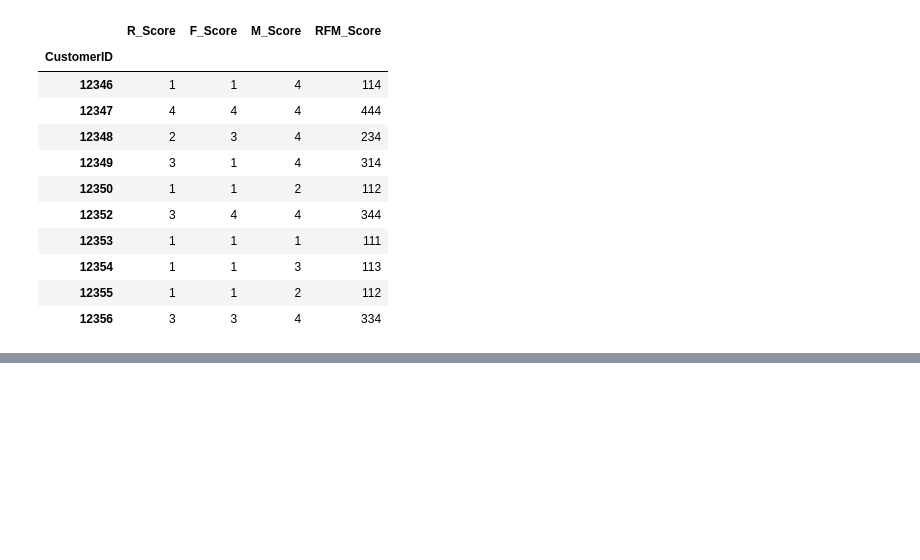
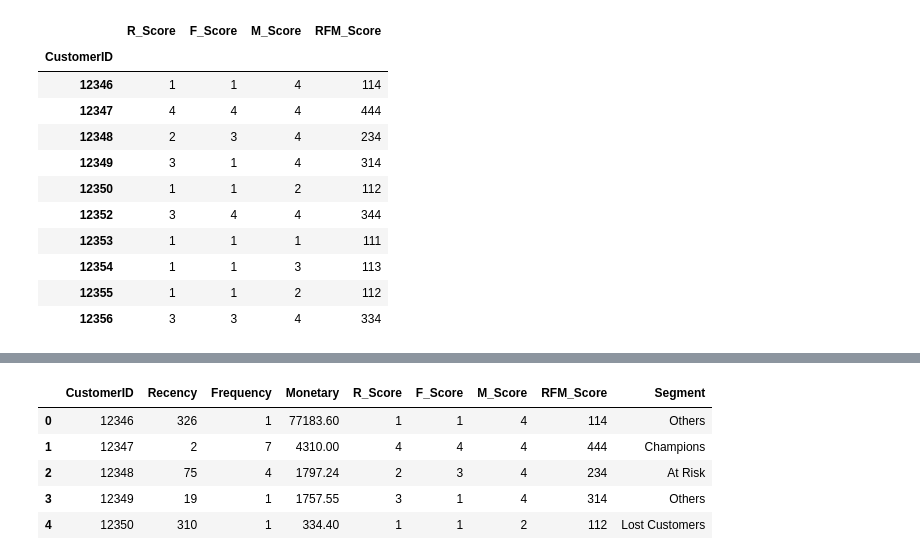
Before and after one commit to oboulbiga/Customer-Segmentation-Retention, a Jupyter notebook: notebooks/04_rfm_segmentation.ipynb, the cells around one changed output, grey strips where cells are left out. Cells and saved outputs as stored; diff of their text form; code cells hidden in the pictures; blank space fills up the shorter version.

```diff
--- a/notebooks/04_rfm_segmentation.ipynb
+++ b/notebooks/04_rfm_segmentation.ipynb
@@ -253,0 +373,13 @@ def assign_segment(row):
+# %%
+check_rfm = pd.read_csv(
+    "../data/processed/rfm_customer_segments.csv"
+)
+
+check_rfm.head()
+# %% [output]
+|  | CustomerID | Recency | Frequency | Monetary | R_Score | F_Score | M_Score | RFM_Score | Segment |
+| 0 | 12346 | 326 | 1 | 77183.60 | 1 | 1 | 4 | 114 | Others |
+| 1 | 12347 | 2 | 7 | 4310.00 | 4 | 4 | 4 | 444 | Champions |
+| 2 | 12348 | 75 | 4 | 1797.24 | 2 | 3 | 4 | 234 | At Risk |
+| 3 | 12349 | 19 | 1 | 1757.55 | 3 | 1 | 4 | 314 | Others |
+| 4 | 12350 | 310 | 1 | 334.40 | 1 | 1 | 2 | 112 | Lost Customers |
```
Also changed, not shown: parts of 9 cells of this notebook, 2 other files.
